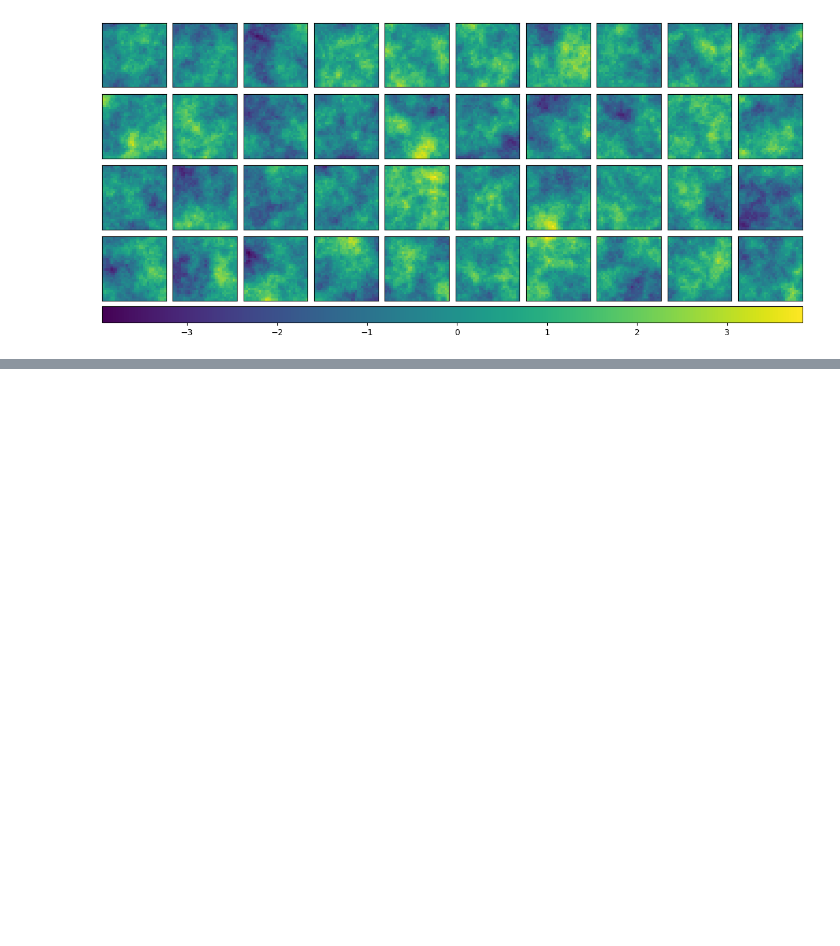
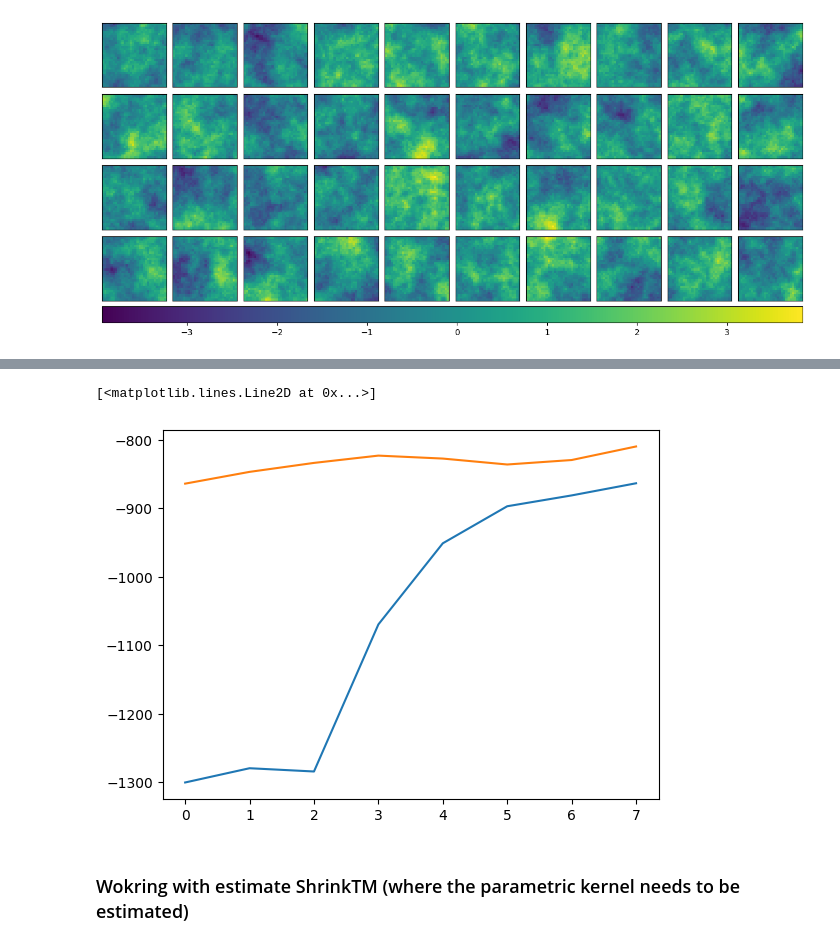
Before and after one commit to katzfuss-group/batram, a Jupyter notebook: notebooks/fit-shrinkage-tm.ipynb, the cells around one changed output, grey strips where cells are left out. Cells and saved outputs as stored; diff of their text form; code cells hidden in the pictures; blank space fills up the shorter version.

Commit message:
Adds comparison between SimpleTM and ShrinkTM

```diff
--- a/notebooks/fit-shrinkage-tm.ipynb
+++ b/notebooks/fit-shrinkage-tm.ipynb
@@ -176,0 +207,6 @@ tensor(-180.4661)
+# %%
+## ordering the locations
+
+locsorder = orderings.maxmin_cpp(locs=locs) #find maxmin-ordeing
+locs = locs[locsorder, ...]
+nn = orderings.find_nns_l2(locs, largest_conditioning_set)
@@ -176,0 +241,42 @@ tensor(-180.4661)
+# %%
+## fit models
+for i, n in enumerate(numSamples):
+    obs = torchdata[0:n, :] #snip first n samples
+    #if obs.dim() == 1:
+    #    obs = obs.unsqueeze(0)
+    obsTrain = obs
+    obs = obs[..., locsorder]
+
+    # Create a `Data` object for use with the `SimpleTM`/ `ShrinkTM` model.
+    data = Data.new(torch.as_tensor(locs).float(), obs, torch.as_tensor(nn))
+
+    tm = SimpleTM(data, theta_init=None, linear=False, smooth=1.5, nug_mult=4.0)
+    nsteps = 2000
+    opt = torch.optim.Adam(tm.parameters(), lr=0.01)
+    sched = torch.optim.lr_scheduler.CosineAnnealingLR(opt, nsteps)
+    res = tm.fit(
+        nsteps, 0.1, test_data=tm.data, optimizer=opt, scheduler=sched, batch_size=300
+    )
+    tm_models.append(tm)
+
+    shrink_tm = ShrinkTM(data, theta_init=None, linear=False,
+                     smooth=1.5,
+                     shrinkage_mean_factor=parametric_mean_factors,
+                     shrinkage_var=parametric_variances)
+    opt2 = torch.optim.Adam(shrink_tm.parameters(), lr=0.01)
+    sched2 = torch.optim.lr_scheduler.CosineAnnealingLR(opt2, nsteps)
+    res2 = shrink_tm.fit(
+        nsteps, 0.1, test_data=shrink_tm.data, optimizer=opt2, scheduler=sched2, batch_size=300
+    )
+    shrink_models.append(shrink_tm)
+
+    for _j in range(0, 50):
+        with torch.no_grad():
+            neglogScore_tm[i] += tm.score(torchdata[(100 + _j), :])
+        neglogScore_shrink[i] += shrink_tm.score(torchdata[(100 + _j), :])
+# %%
+plt.plot(torch.arange(len(numSamples)), neglogScore_tm/50)
+plt.plot(torch.arange(len(numSamples)), neglogScore_shrink/50)
+# %% [output]
+[<matplotlib.lines.Line2D at 0x...>]
+[figure, added]
@@ -176,0 +290,2 @@ tensor(-180.4661)
+# %% [markdown]
+### Wokring with estimate ShrinkTM (where the parametric kernel needs to be estimated)
```
Also changed, not shown: parts of 15 cells of this notebook.
